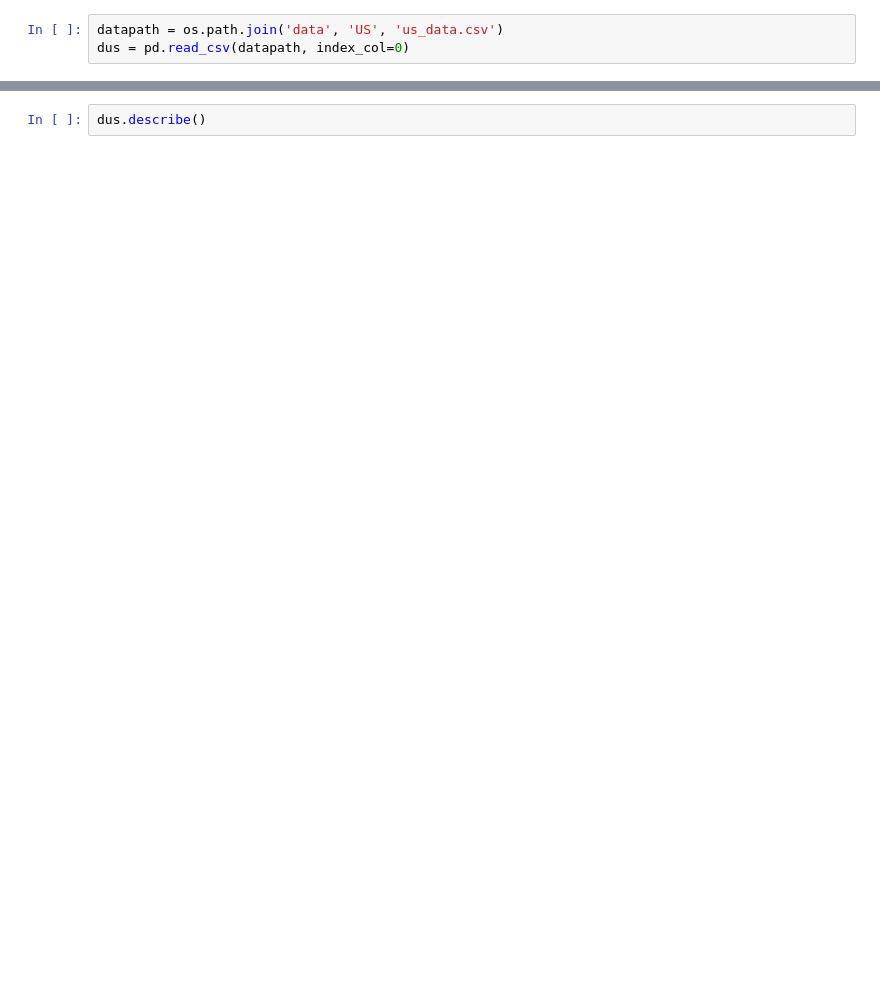
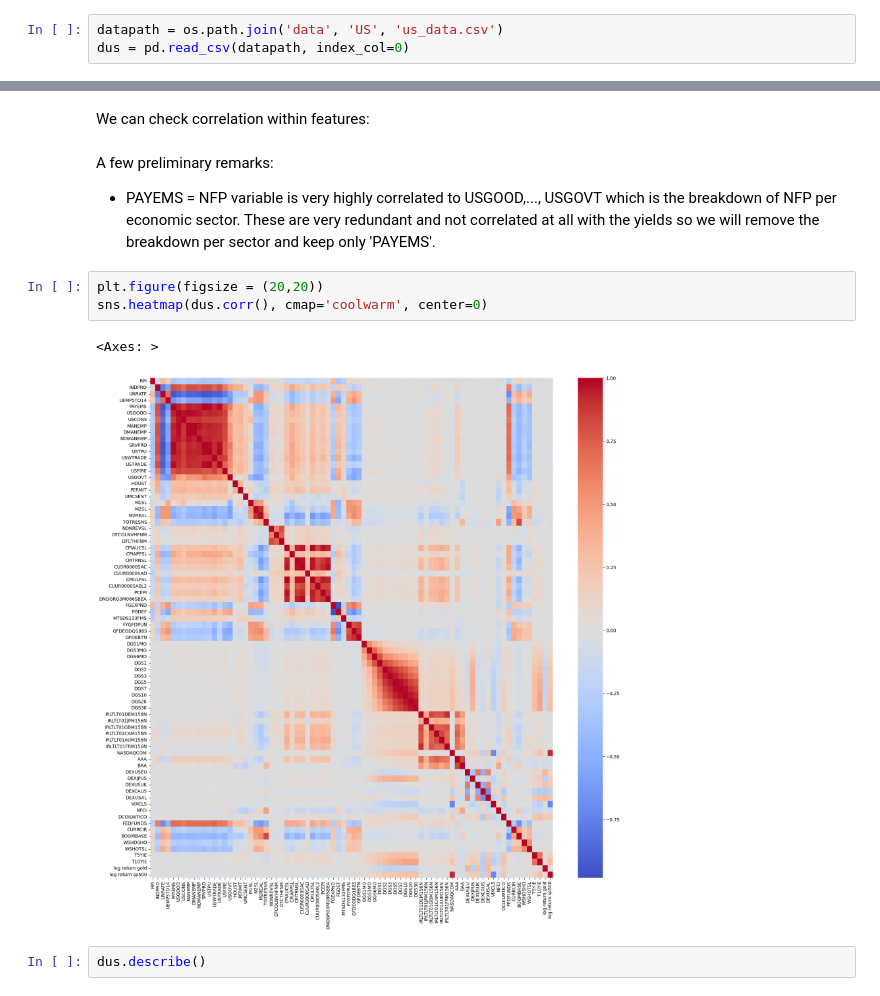
Before and after one commit to jeanlouvaleau/ML-for-trading-project, a Jupyter notebook: data_exploration JL.ipynb, the cells around one changed output, grey strips where cells are left out. Saved outputs shown, nothing was run; the diff lists cells and outputs as text; blank space fills up the shorter version.

```diff
--- a/data_exploration JL.ipynb
+++ b/data_exploration JL.ipynb
@@ -59,3 +107,14 @@ figure.tight_layout()
+# %% [markdown]
+We can check correlation within features:
+# %% [markdown]
+A few preliminary remarks:
+- PAYEMS = NFP variable is very highly correlated to USGOOD,..., USGOVT which is the breakdown of NFP per economic sector. These are very redundant and not correlated at all with the yields so we will remove the breakdown per sector and keep only 'PAYEMS'.
+# %%
+plt.figure(figsize = (20,20))
+sns.heatmap(dus.corr(), cmap='coolwarm', center=0)
+# %% [output]
+<Axes: >
+[figure, added]
 # %%
 dus.describe()
 # %% [output]
```
Also changed, not shown: parts of 11 cells of this notebook, 2 other files.
